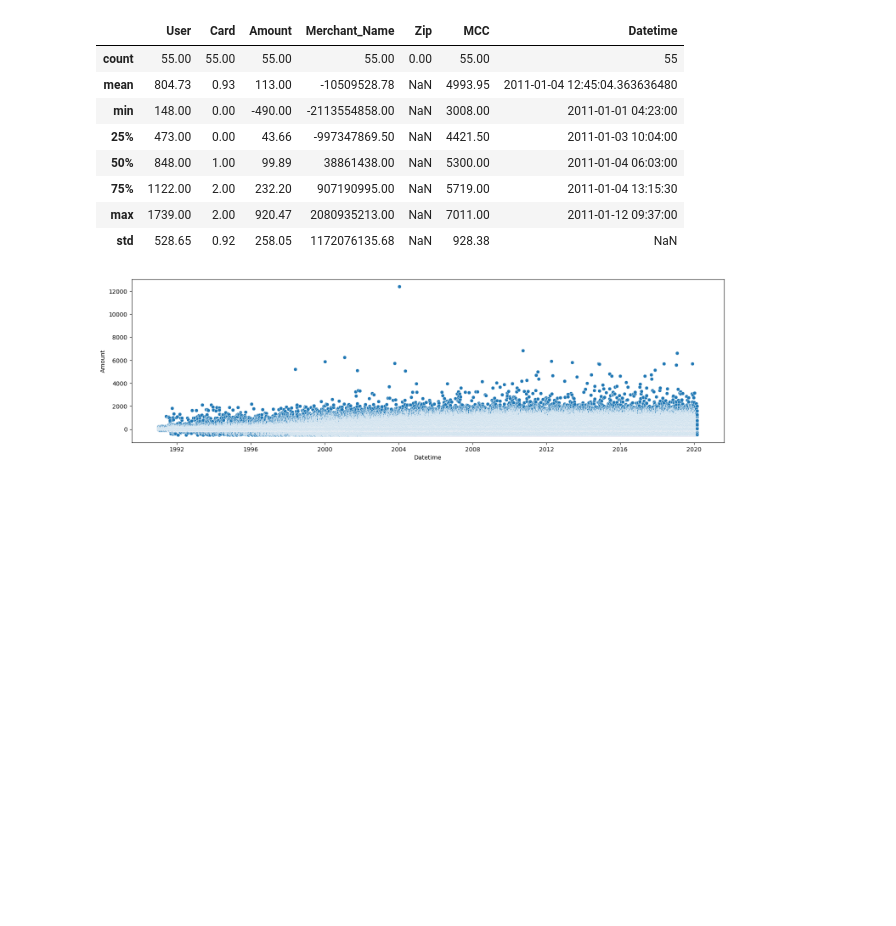
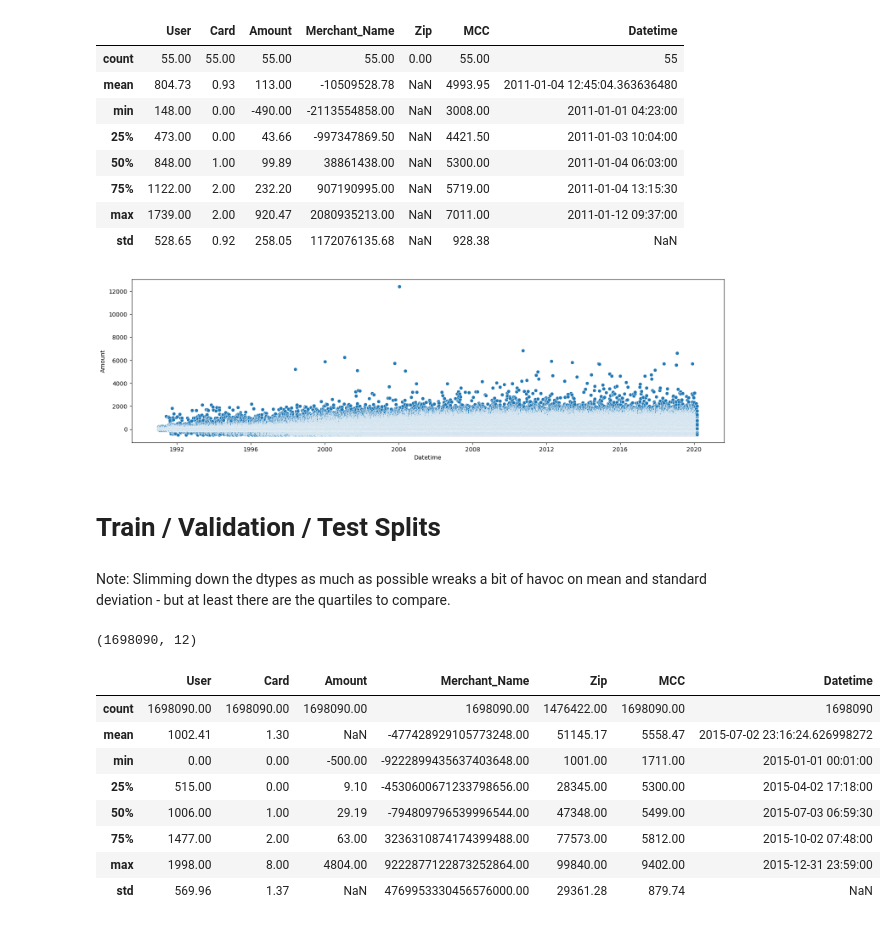
Before and after one commit to Yichen-Z/ece5831-2023-ccf, a Jupyter notebook: explore_transactions.ipynb, the cells around one changed output. Drawn from its saved outputs; the diff is of its cells as text; code cells hidden in the pictures; blank space fills up the shorter version.

Commit message:
break into rough pools for train/validate/test by time

```diff
--- a/explore_transactions.ipynb
+++ b/explore_transactions.ipynb
@@ -425,3 +561,22 @@ sns.scatterplot(x=df['Datetime'], y=df['Amount'])
 plt.show()
 # %% [output]
 [figure]
+# %% [markdown]
+# Train / Validation / Test Splits
+# %% [markdown]
+Note: Slimming down the dtypes as much as possible wreaks a bit of havoc on mean and standard deviation - but at least there are the quartiles to compare.
+# %%
+train_nf_pool = df.loc[(df['Datetime'] >= '2015-01-01') & (df['Datetime'] < '2016-01-01')].copy()
+print(train_nf_pool.shape)
+train_nf_pool.describe()
+# %% [output]
+(1698090, 12)
+|  | User | Card | Amount | Merchant_Name | Zip | MCC | Datetime |
+| count | 1698090.00 | 1698090.00 | 1698090.00 | 1698090.00 | 1476422.00 | 1698090.00 | 1698090 |
+| mean | 1002.41 | 1.30 | NaN | -477428929105773248.00 | 51145.17 | 5558.47 | 2015-07-02 23:16:24.626998272 |
+| min | 0.00 | 0.00 | -500.00 | -9222899435637403648.00 | 1001.00 | 1711.00 | 2015-01-01 00:01:00 |
+| 25% | 515.00 | 0.00 | 9.10 | -4530600671233798656.00 | 28345.00 | 5300.00 | 2015-04-02 17:18:00 |
+| 50% | 1006.00 | 1.00 | 29.19 | -794809796539996544.00 | 47348.00 | 5499.00 | 2015-07-03 06:59:30 |
+| 75% | 1477.00 | 2.00 | 63.00 | 3236310874174399488.00 | 77573.00 | 5812.00 | 2015-10-02 07:48:00 |
+| max | 1998.00 | 8.00 | 4804.00 | 9222877122873252864.00 | 99840.00 | 9402.00 | 2015-12-31 23:59:00 |
+| std | 569.96 | 1.37 | NaN | 4769953330456576000.00 | 29361.28 | 879.74 | NaN |
```
Also changed, not shown: parts of 25 cells of this notebook.
